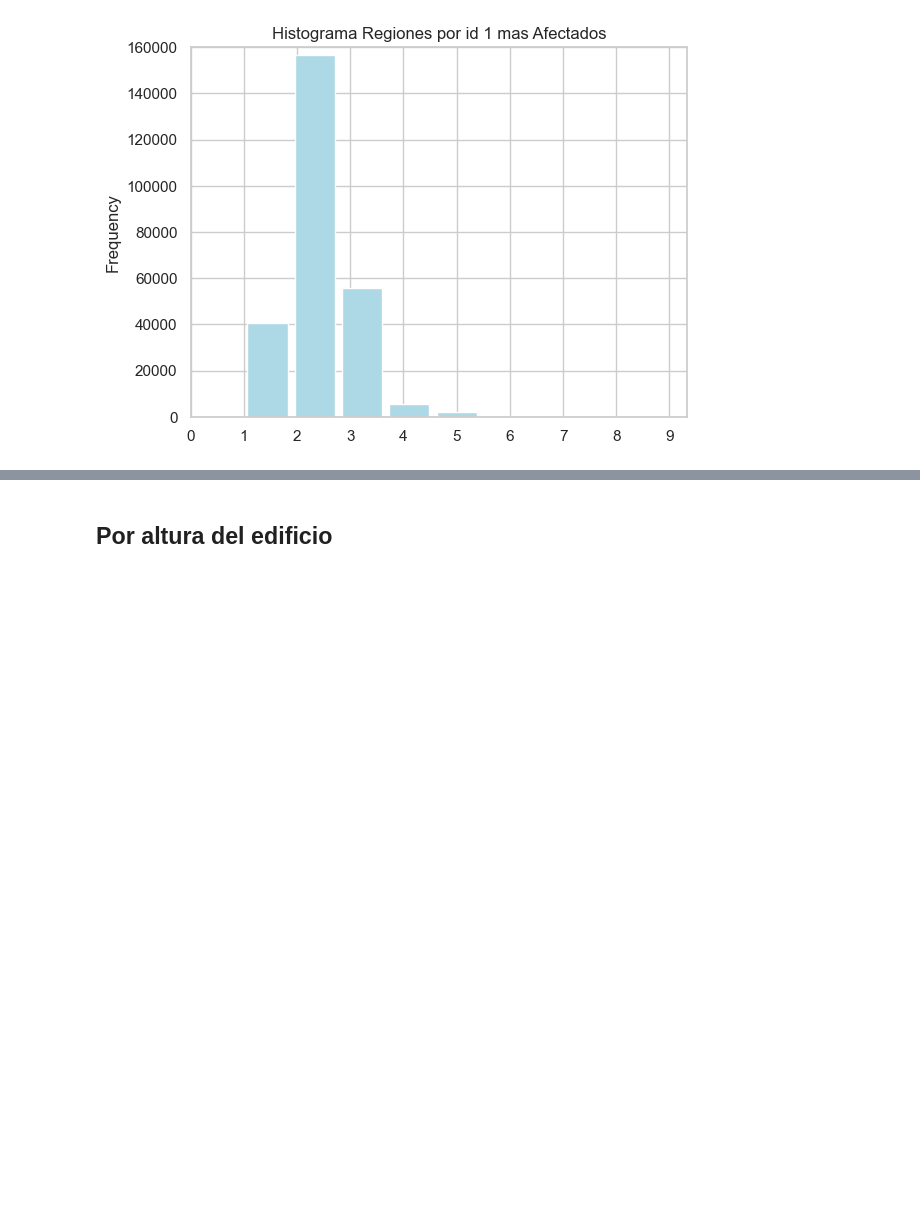
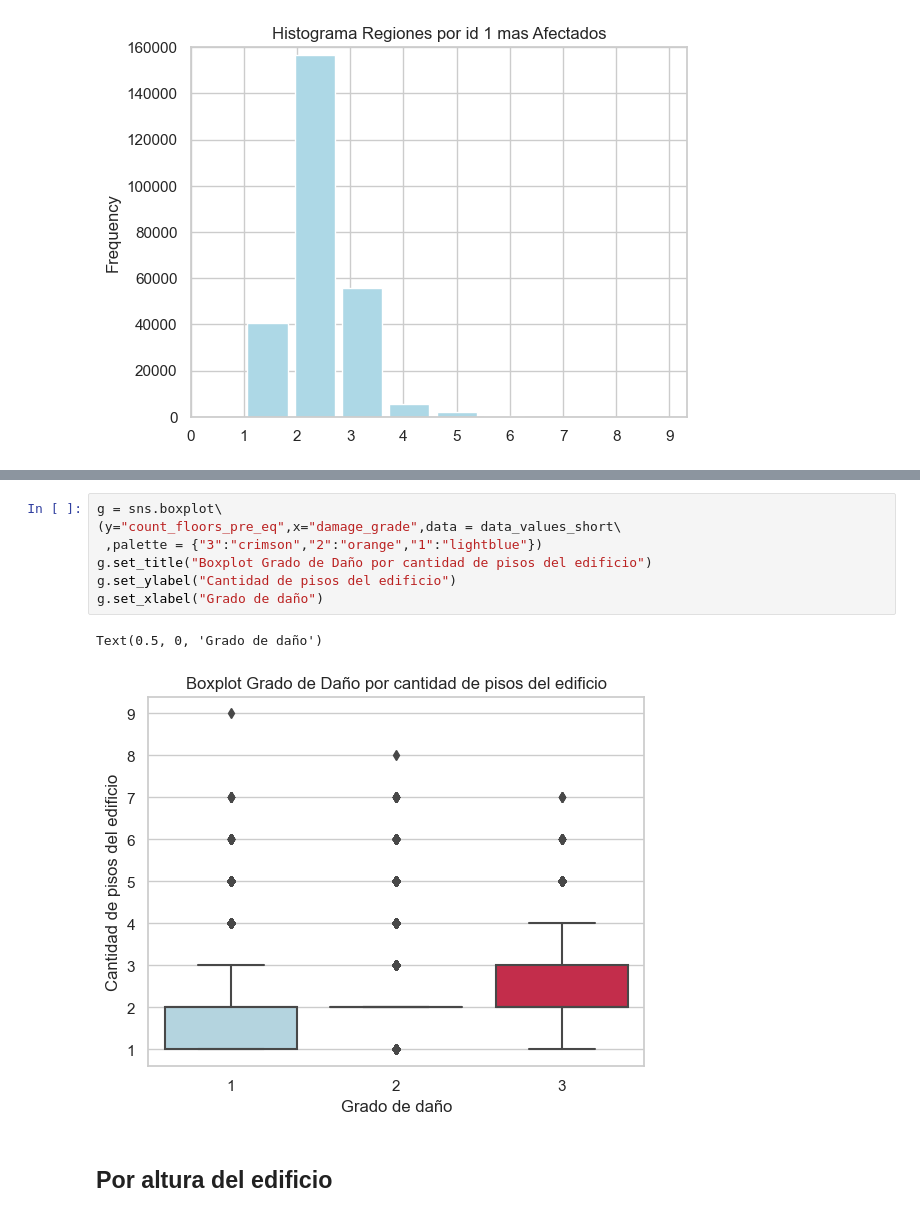
Before and after one commit to DanteReinaudo/EarthquakeDamagePrediction, a Jupyter notebook: tp1/analisis_dante.ipynb, the cells around one changed output, grey strips where cells are left out. Cells and saved outputs as stored; diff of their text form; blank space fills up the shorter version.

```diff
--- a/tp1/analisis_dante.ipynb
+++ b/tp1/analisis_dante.ipynb
@@ -412,3 +427,13 @@ Text(0.5, 1.0, 'Distribucion de los pisos de los edificios dañados en 4 regione
+# %%
+g = sns.boxplot\
+(y="count_floors_pre_eq",x="damage_grade",data = data_values_short\
+ ,palette = {"3":"crimson","2":"orange","1":"lightblue"})
+g.set_title("Boxplot Grado de Daño por cantidad de pisos del edificio")
+g.set_ylabel("Cantidad de pisos del edificio")
+g.set_xlabel("Grado de daño")
+# %% [output]
+Text(0.5, 0, 'Grado de daño')
+[figure, added]
 # %% [markdown]
 ## Por altura del edificio
 # %%
```
Also changed, not shown: parts of 47 cells of this notebook.
